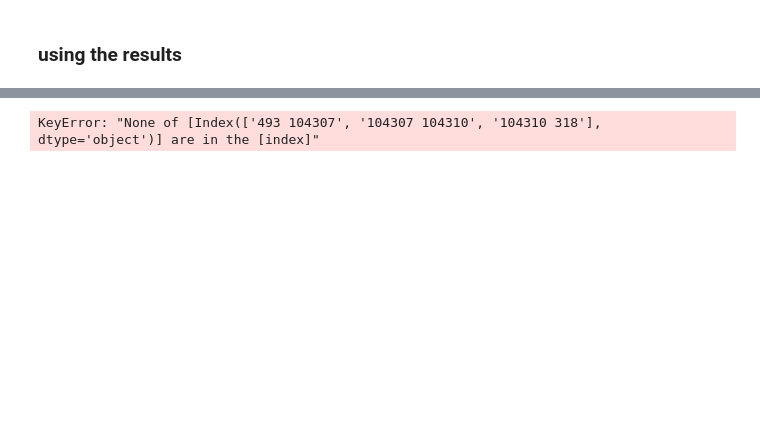
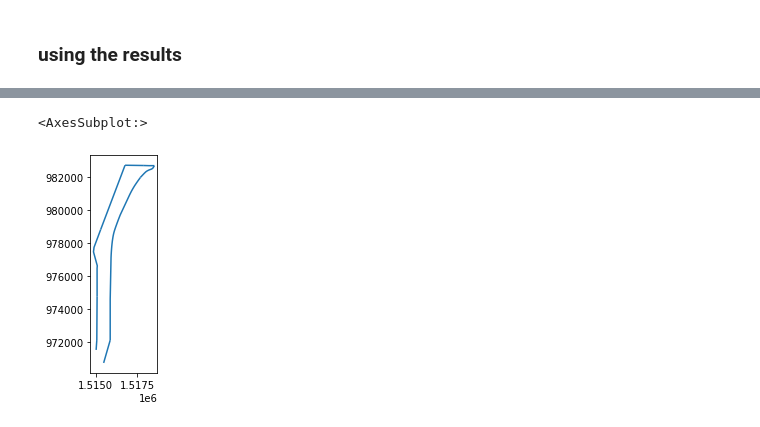
Before and after one commit to zephyr-data-specs/GMNS, a Jupyter notebook: Validation_Tools/Graph_Validation.ipynb, the cells around one changed output, grey strips where cells are left out. Cells and saved outputs as stored; diff of their text form; code cells hidden in the pictures; blank space fills up the shorter version.

```diff
--- a/Validation_Tools/Graph_Validation.ipynb
+++ b/Validation_Tools/Graph_Validation.ipynb
@@ -270,12 +260,10 @@ print(circuity[np.where(circuity == np.max(circuity))])
 # %%
 # need the graph and gdf to have been generated for this step
 
-from_node_id = str(taz_list[448])
-to_node_id = str(taz_list[317])
-
-sp_edge_ids = g.get_shortest_paths(from_node_id,to_node_id,weights="len_new",output="epath")[0]
+sp_edge_ids = g.get_shortest_paths(399,400,weights="len_new",output="epath")[0]
 sp_link_ids = g.es[sp_edge_ids].get_attribute_values("link_id")
 sp_links = gdf_links.loc[sp_link_ids]
 sp_links.plot()
 # %% [output]
-KeyError: "None of [Index(['493 104307', '104307 104310', '104310 318'], dtype='object')] are in the [index]"
+<AxesSubplot:>
+[figure, added]
```
Also changed, not shown: parts of 15 cells of this notebook, 1 other file.
